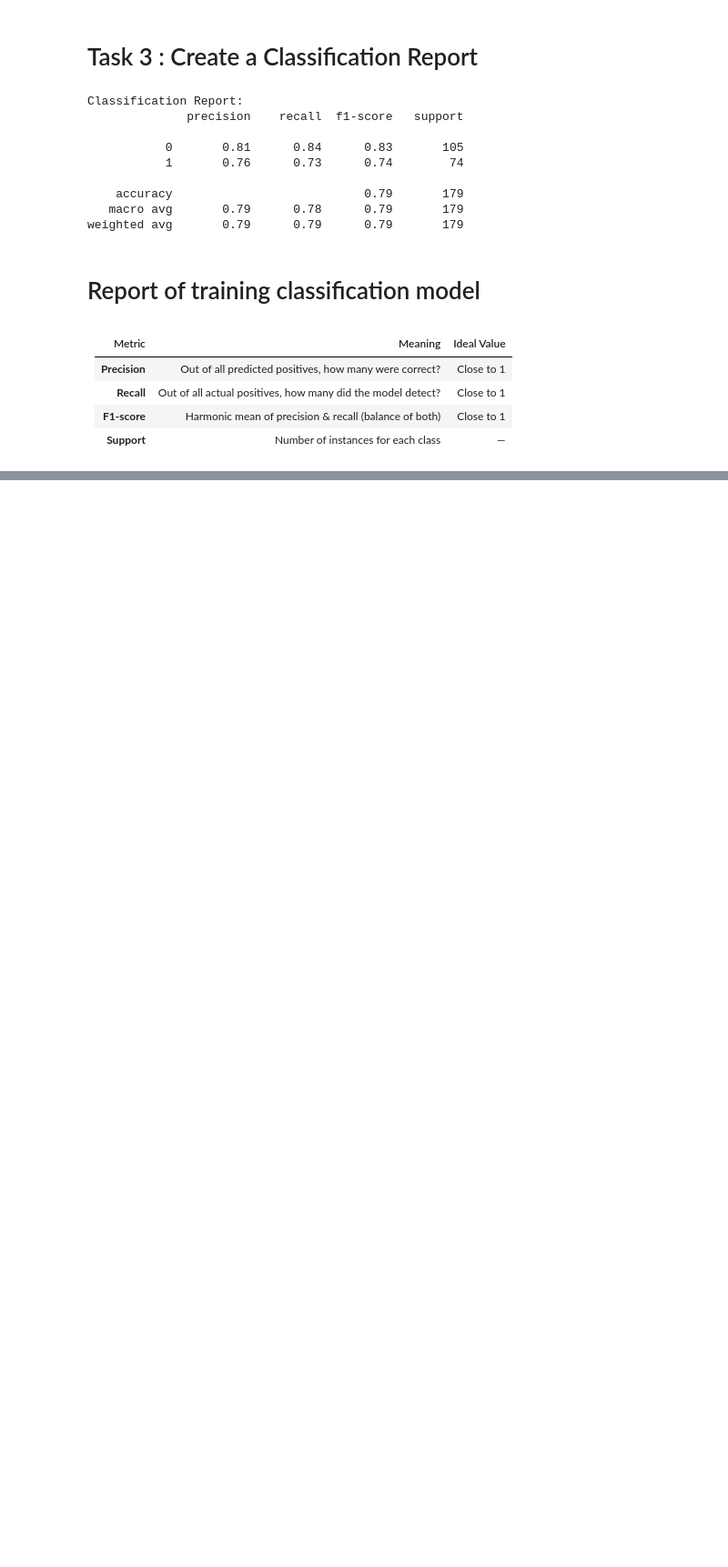
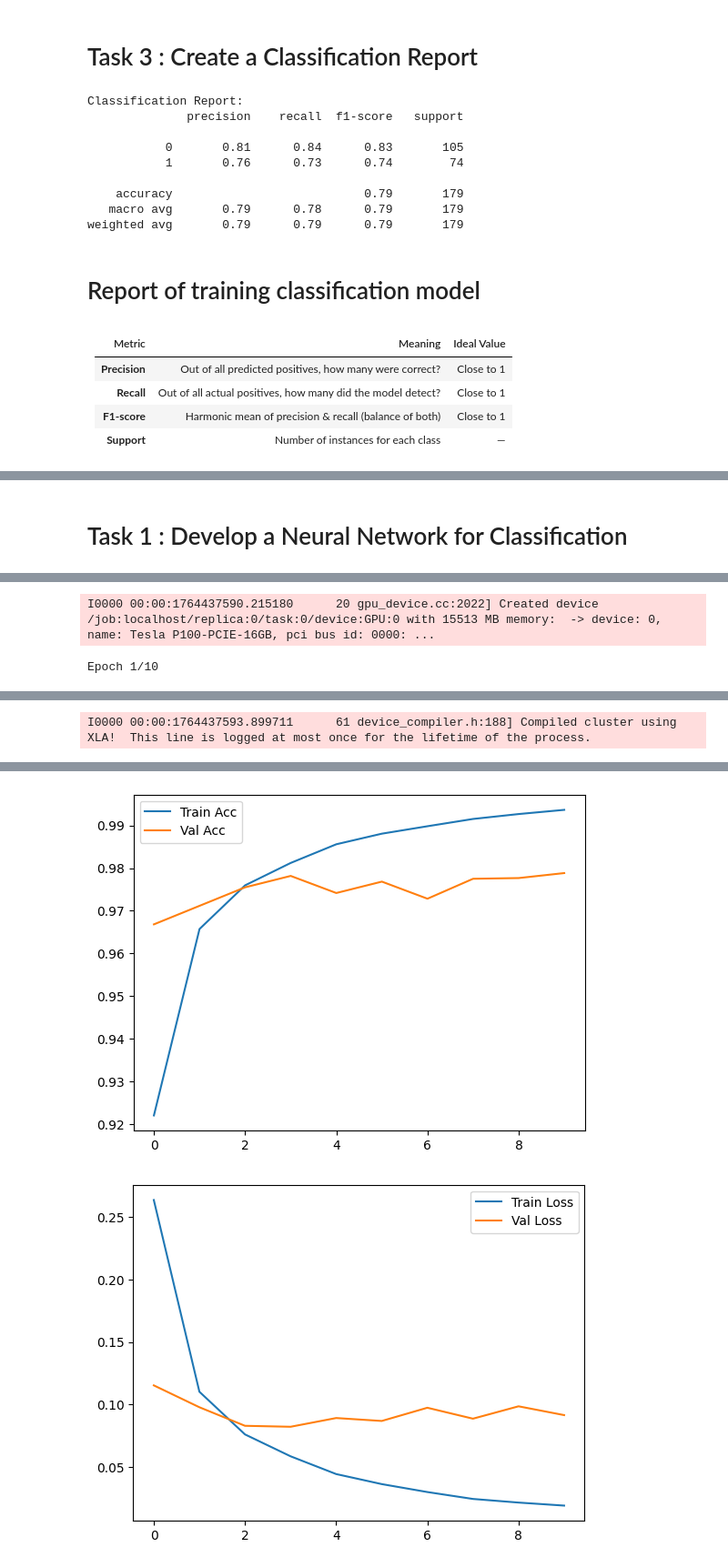
Before and after one commit to ahmedfpinpaf/ML_Internship_tasks, a Jupyter notebook: machine-learning-internship-tasks.ipynb, the cells around one changed output, grey strips where cells are left out. Shown: that part at 91% size. Cells and saved outputs as stored; diff of their text form; code cells hidden in the pictures; blank space fills up the shorter version.

Commit message:
Kaggle Notebook | Machine_learning_internship_tasks | Version 4

```diff
--- a/machine-learning-internship-tasks.ipynb
+++ b/machine-learning-internship-tasks.ipynb
@@ -350,0 +355,71 @@ weighted avg       0.79      0.79      0.79       179
+# %% [markdown]
+# Task 1 : Develop a Neural Network for Classification
+# %%
+import tensorflow as tf
+from tensorflow.keras import datasets, layers, models
+import matplotlib.pyplot as plt
+
+# -------------------------------
+# 1. Load MNIST dataset
+# -------------------------------
+(X_train, y_train), (X_test, y_test) = datasets.mnist.load_data()
+
+# -------------------------------
+# 2. Preprocess the data
+# -------------------------------
+
+# Normalize pixel values (0–255 → 0–1)
+X_train = X_train / 255.0
+X_test = X_test / 255.0
+
+# Flatten 28x28 images → 784 features
+X_train = X_train.reshape(-1, 28*28)
+X_test = X_test.reshape(-1, 28*28)
+
+# -------------------------------
+# 3. Build the neural network
+# -------------------------------
+
+model = models.Sequential([
+    layers.Dense(128, activation='relu', input_shape=(784,)),
+    layers.Dense(64, activation='relu'),
+    layers.Dense(10, activation='softmax')   # 10 classes (0–9)
+])
+
+# -------------------------------
+# 4. Compile the model
+# -------------------------------
+model.compile(
+    optimizer='adam',
+    loss='sparse_categorical_crossentropy',
+    metrics=['accuracy']
+)
+
+# -------------------------------
+# 5. Train the model
+# -------------------------------
+history = model.fit(
+    X_train, y_train,
+    epochs=10,
+    batch_size=32,
+    validation_split=0.1,
+    verbose=1
+)
+
+# -------------------------------
+# 6. Evaluate on test set
+# -------------------------------
+test_loss, test_acc = model.evaluate(X_test, y_test, verbose=1)
+print(f"\nTest Accuracy: {test_acc:.4f}")
+print(f"Test Loss: {test_loss:.4f}")
+
+plt.plot(history.history['accuracy'], label='Train Acc')
+plt.plot(history.history['val_accuracy'], label='Val Acc')
+plt.legend()
+plt.show()
+
+plt.plot(history.history['loss'], label='Train Loss')
+plt.plot(history.history['val_loss'], label='Val Loss')
+plt.legend()
+plt.show()
+# %% [output]
@@ -350,0 +432,2 @@ weighted avg       0.79      0.79      0.79       179
+I0000 00:00:1764437590.215180      20 gpu_device.cc:2022] Created device /job:localhost/replica:0/task:0/device:GPU:0 with 15513 MB memory:  -> device: 0, name: Tesla P100-PCIE-16GB, pci bus id: 0000: ...
+Epoch 1/10
@@ -350,0 +439 @@ weighted avg       0.79      0.79      0.79       179
+I0000 00:00:1764437593.899711      61 device_compiler.h:188] Compiled cluster using XLA!  This line is logged at most once for the lifetime of the process.
@@ -350,0 +457,2 @@ weighted avg       0.79      0.79      0.79       179
+[figure, added]
+[figure, added]
```
Also changed, not shown: parts of 5 cells of this notebook.
